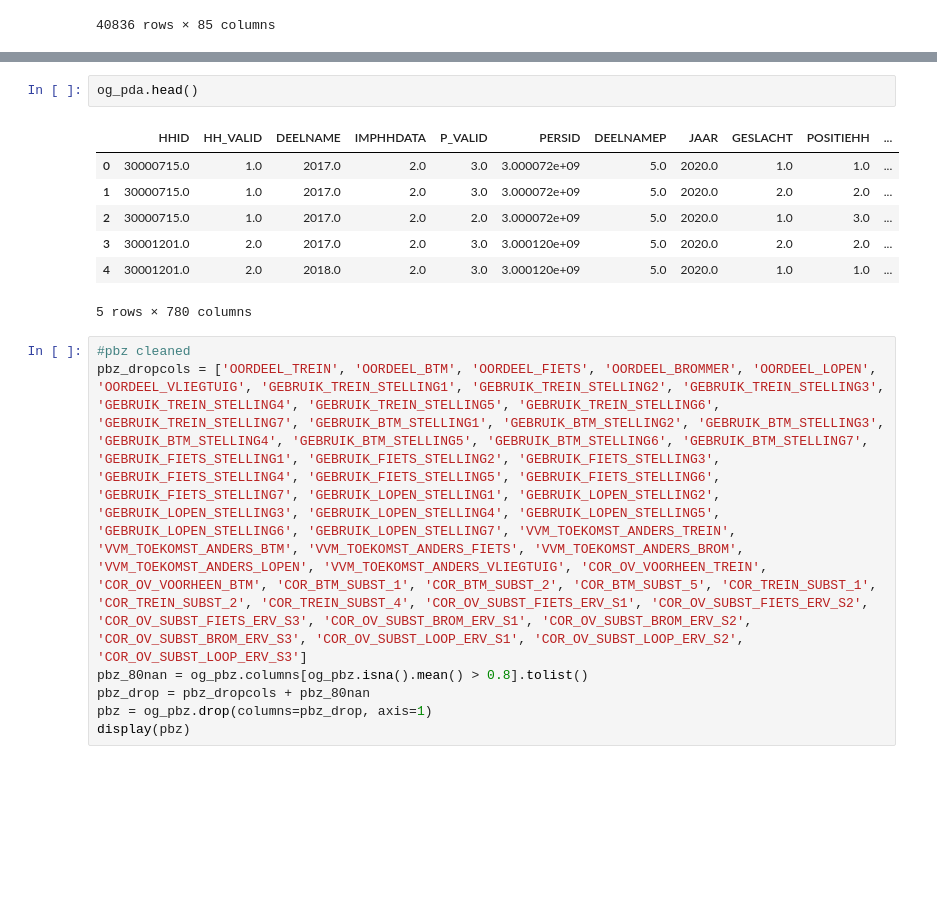
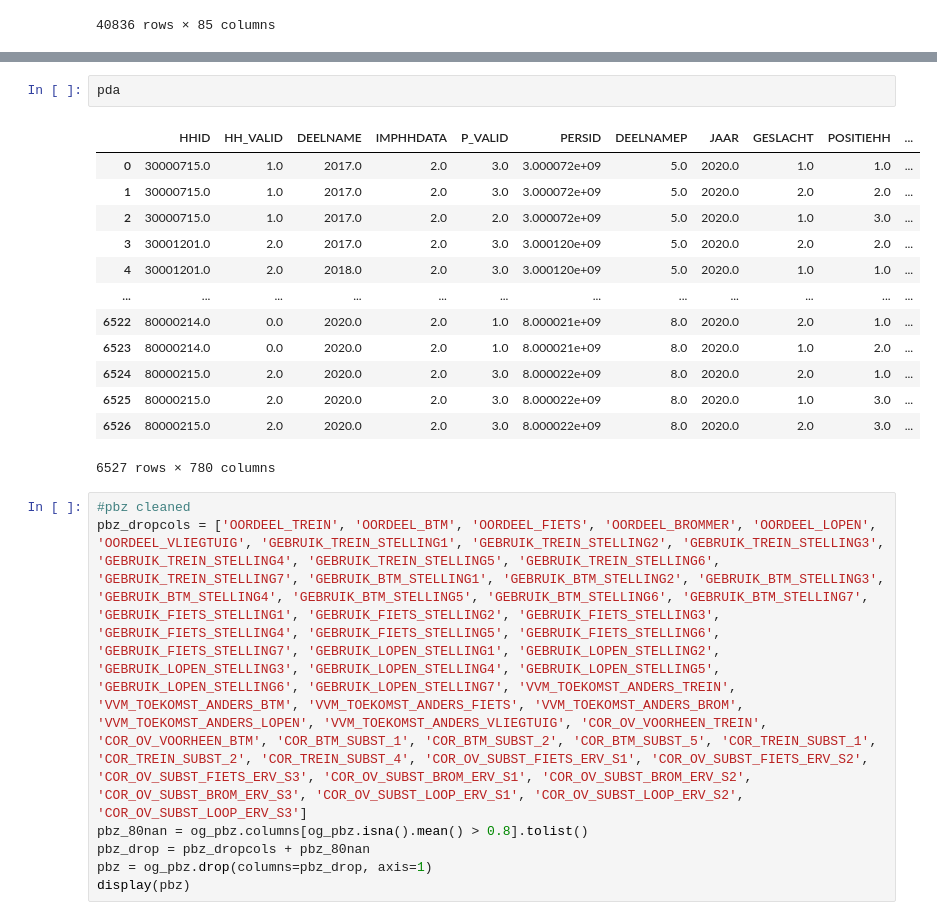
Before and after one commit to martynapiskorz/carn-t, a Jupyter notebook: MPN By wave/Y 20/mpn_20.ipynb, the cells around one changed output, grey strips where cells are left out. Saved outputs shown, nothing was run; the diff lists cells and outputs as text; blank space fills up the shorter version.

```diff
--- a/MPN By wave/Y 20/mpn_20.ipynb
+++ b/MPN By wave/Y 20/mpn_20.ipynb
@@ -101,13 +101,19 @@ pda = og_pda.drop(columns=pda_drop, axis=1)
-# %%
-og_pda.head()
-# %% [output]
-|  | HHID | HH_VALID | DEELNAME | IMPHHDATA | P_VALID | PERSID | DEELNAMEP | JAAR | GESLACHT | POSITIEHH | ... |
-| 0 | 30000715.0 | 1.0 | 2017.0 | 2.0 | 3.0 | 3.000072e+09 | 5.0 | 2020.0 | 1.0 | 1.0 | ... |
-| 1 | 30000715.0 | 1.0 | 2017.0 | 2.0 | 3.0 | 3.000072e+09 | 5.0 | 2020.0 | 2.0 | 2.0 | ... |
-| 2 | 30000715.0 | 1.0 | 2017.0 | 2.0 | 2.0 | 3.000072e+09 | 5.0 | 2020.0 | 1.0 | 3.0 | ... |
-| 3 | 30001201.0 | 2.0 | 2017.0 | 2.0 | 3.0 | 3.000120e+09 | 5.0 | 2020.0 | 2.0 | 2.0 | ... |
-| 4 | 30001201.0 | 2.0 | 2018.0 | 2.0 | 3.0 | 3.000120e+09 | 5.0 | 2020.0 | 1.0 | 1.0 | ... |
-5 rows × 780 columns
+# %%
+pda
+# %% [output]
+|  | HHID | HH_VALID | DEELNAME | IMPHHDATA | P_VALID | PERSID | DEELNAMEP | JAAR | GESLACHT | POSITIEHH | ... |
+| 0 | 30000715.0 | 1.0 | 2017.0 | 2.0 | 3.0 | 3.000072e+09 | 5.0 | 2020.0 | 1.0 | 1.0 | ... |
+| 1 | 30000715.0 | 1.0 | 2017.0 | 2.0 | 3.0 | 3.000072e+09 | 5.0 | 2020.0 | 2.0 | 2.0 | ... |
+| 2 | 30000715.0 | 1.0 | 2017.0 | 2.0 | 2.0 | 3.000072e+09 | 5.0 | 2020.0 | 1.0 | 3.0 | ... |
+| 3 | 30001201.0 | 2.0 | 2017.0 | 2.0 | 3.0 | 3.000120e+09 | 5.0 | 2020.0 | 2.0 | 2.0 | ... |
+| 4 | 30001201.0 | 2.0 | 2018.0 | 2.0 | 3.0 | 3.000120e+09 | 5.0 | 2020.0 | 1.0 | 1.0 | ... |
+| ... | ... | ... | ... | ... | ... | ... | ... | ... | ... | ... | ... |
+| 6522 | 80000214.0 | 0.0 | 2020.0 | 2.0 | 1.0 | 8.000021e+09 | 8.0 | 2020.0 | 2.0 | 1.0 | ... |
+| 6523 | 80000214.0 | 0.0 | 2020.0 | 2.0 | 1.0 | 8.000021e+09 | 8.0 | 2020.0 | 1.0 | 2.0 | ... |
+| 6524 | 80000215.0 | 2.0 | 2020.0 | 2.0 | 3.0 | 8.000022e+09 | 8.0 | 2020.0 | 2.0 | 1.0 | ... |
+| 6525 | 80000215.0 | 2.0 | 2020.0 | 2.0 | 3.0 | 8.000022e+09 | 8.0 | 2020.0 | 1.0 | 3.0 | ... |
+| 6526 | 80000215.0 | 2.0 | 2020.0 | 2.0 | 3.0 | 8.000022e+09 | 8.0 | 2020.0 | 2.0 | 3.0 | ... |
+6527 rows × 780 columns
 # %%
 #pbz cleaned
 pbz_dropcols = ['OORDEEL_TREIN', 'OORDEEL_BTM', 'OORDEEL_FIETS', 'OORDEEL_BROMMER', 'OORDEEL_LOPEN', 'OORDEEL_VLIEGTUIG', 'GEBRUIK_TREIN_STELLING1', 'GEBRUIK_TREIN_STELLING2', 'GEBRUIK_TREIN_STELLING3', 'GEBRUIK_TREIN_STELLING4', 'GEBRUIK_TREIN_STELLING5', 'GEBRUIK_TREIN_STELLING6', 'GEBRUIK_TREIN_STELLING7', 'GEBRUIK_BTM_STELLING1', 'GEBRUIK_BTM_STELLING2', 'GEBRUIK_BTM_STELLING3', 'GEBRUIK_BTM_STELLING4', 'GEBRUIK_BTM_STELLING5', 'GEBRUIK_BTM_STELLING6', 'GEBRUIK_BTM_STELLING7', 'GEBRUIK_FIETS_STELLING1', 'GEBRUIK_FIETS_STELLING2', 'GEBRUIK_FIETS_STELLING3', 'GEBRUIK_FIETS_STELLING4', 'GEBRUIK_FIETS_STELLING5', 'GEBRUIK_FIETS_STELLING6', 'GEBRUIK_FIETS_STELLING7', 'GEBRUIK_LOPEN_STELLING1', 'GEBRUIK_LOPEN_STELLING2', 'GEBRUIK_LOPEN_STELLING3', 'GEBRUIK_LOPEN_STELLING4', 'GEBRUIK_LOPEN_STELLING5', 'GEBRUIK_LOPEN_STELLING6', 'GEBRUIK_LOPEN_STELLING7', 'VVM_TOEKOMST_ANDERS_TREIN', 'VVM_TOEKOMST_ANDERS_BTM', 'VVM_TOEKOMST_ANDERS_FIETS', 'VVM_TOEKOMST_ANDERS_BROM', 'VVM_TOEKOMST_ANDERS_LOPEN', 'VVM_TOEKOMST_ANDERS_VLIEGTUIG', 'COR_OV_VOORHEEN_TREIN', 'COR_OV_VOORHEEN_BTM', 'COR_BTM_SUBST_1', 'COR_BTM_SUBST_2', 'COR_BTM_SUBST_5', 'COR_TREIN_SUBST_1', 'COR_TREIN_SUBST_2', 'COR_TREIN_SUBST_4', 'COR_OV_SUBST_FIETS_ERV_S1', 'COR_OV_SUBST_FIETS_ERV_S2', 'COR_OV_SUBST_FIETS_ERV_S3', 'COR_OV_SUBST_BROM_ERV_S1', 'COR_OV_SUBST_BROM_ERV_S2', 'COR_OV_SUBST_BROM_ERV_S3', 'COR_OV_SUBST_LOOP_ERV_S1', 'COR_OV_SUBST_LOOP_ERV_S2', 'COR_OV_SUBST_LOOP_ERV_S3']
```
Also changed, not shown: parts of 4 cells of this notebook.
